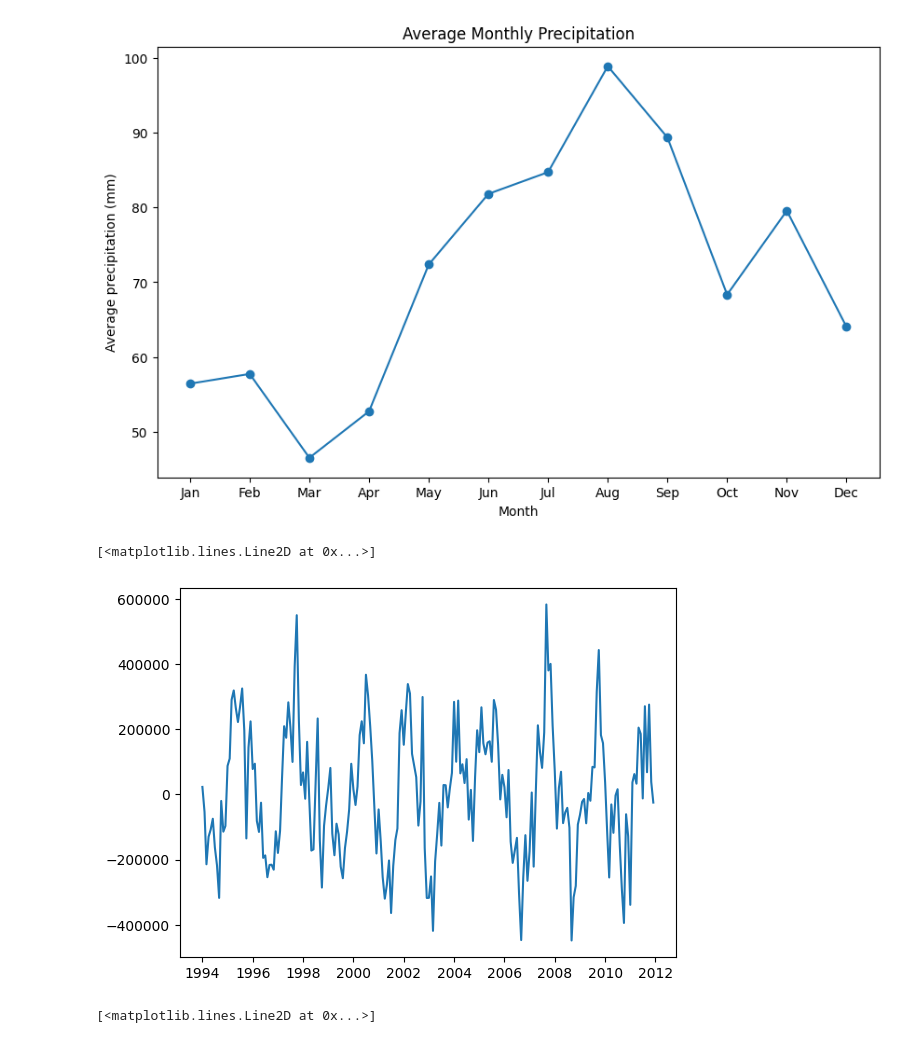
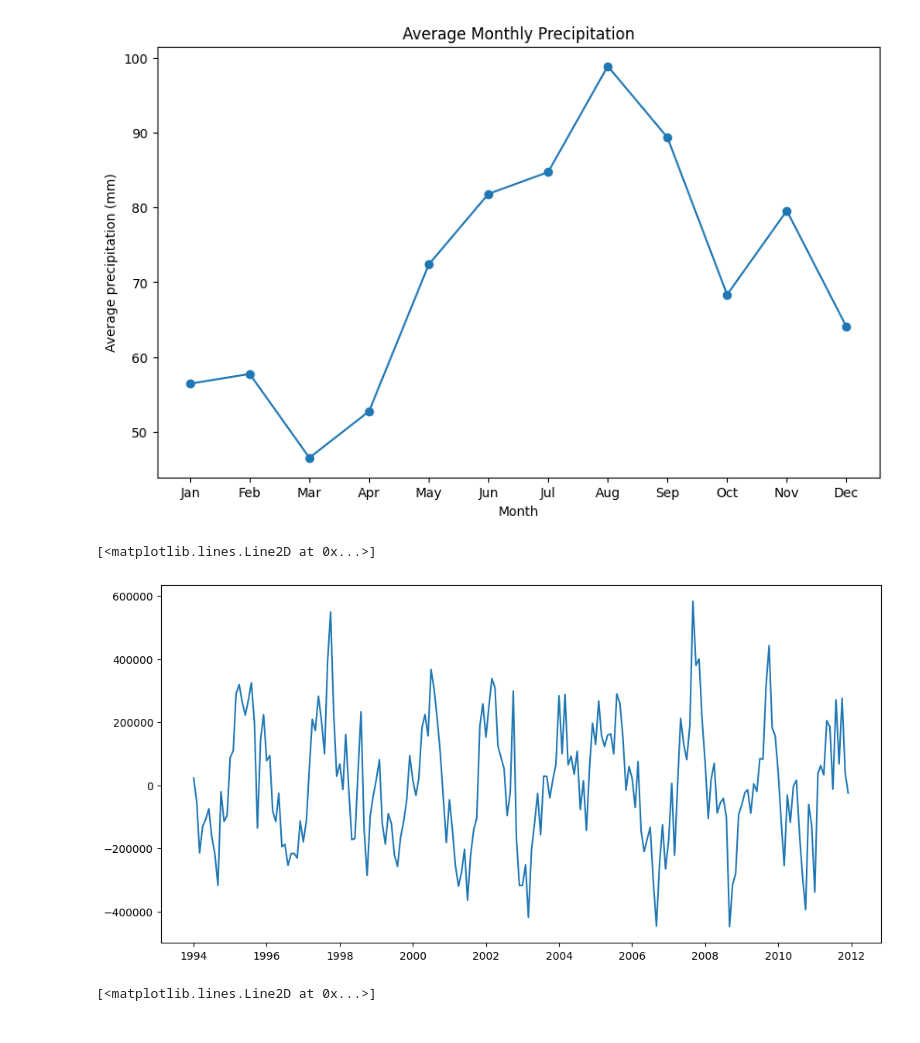
Before and after one commit to alexmakassiouk/ntnu-time-series, a Jupyter notebook: transformations.ipynb, the cells around one changed output. Drawn from its saved outputs; the diff is of its cells as text; code cells hidden in the pictures.

```diff
--- a/transformations.ipynb
+++ b/transformations.ipynb
@@ -169,15 +169,15 @@ plt.show()
 # %%
 df_weather['value_diff'] = df_weather['value'].diff(12)
 df_electricity['value_diff'] = df_electricity['value'].diff(12)
 
 df_electricity.dropna()
 df_weather.dropna()
 
-
+plt.figure(figsize=(12,6))
 plt.plot(df_electricity['value_diff'])
 # %% [output]
 [<matplotlib.lines.Line2D at 0x...>]
-[figure, old version]
+[figure, new version]
 # %%
 plt.plot(df_weather['value_diff'])
 # %% [output]
```
Also changed, not shown: 14 other files.
